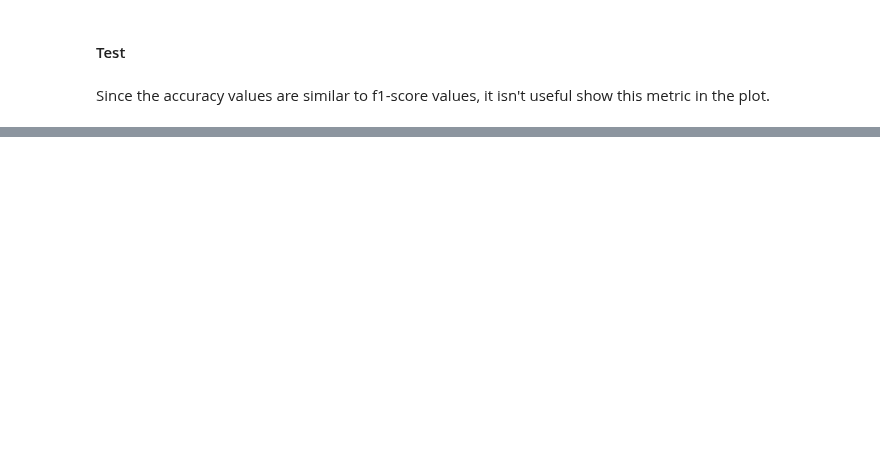
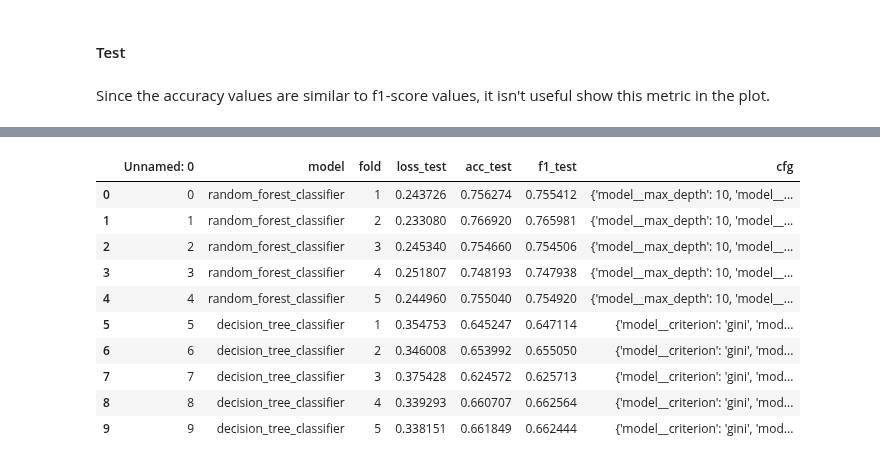
Before and after one commit to prushh/movie-lens-mlp, a Jupyter notebook: notebooks/3.0-performance-analysis.ipynb, the cells around one changed output, grey strips where cells are left out. Drawn from its saved outputs; the diff is of its cells as text; code cells hidden in the pictures; blank space fills up the shorter version.

```diff
--- a/notebooks/3.0-performance-analysis.ipynb
+++ b/notebooks/3.0-performance-analysis.ipynb
@@ -228,0 +219,15 @@ barplot_multiple_columns(groups=['F1 score ', 'Loss (lower is better)'],
+# %%
+df_tmp = pd.read_csv(os.path.join(RESULTS_FOLDER, 'out_tree_based.csv'))
+df_tmp
+# %% [output]
+|  | Unnamed: 0 | model | fold | loss_test | acc_test | f1_test | cfg |
+| 0 | 0 | random_forest_classifier | 1 | 0.243726 | 0.756274 | 0.755412 | {'model__max_depth': 10, 'model__... |
+| 1 | 1 | random_forest_classifier | 2 | 0.233080 | 0.766920 | 0.765981 | {'model__max_depth': 10, 'model__... |
+| 2 | 2 | random_forest_classifier | 3 | 0.245340 | 0.754660 | 0.754506 | {'model__max_depth': 10, 'model__... |
+| 3 | 3 | random_forest_classifier | 4 | 0.251807 | 0.748193 | 0.747938 | {'model__max_depth': 10, 'model__... |
+| 4 | 4 | random_forest_classifier | 5 | 0.244960 | 0.755040 | 0.754920 | {'model__max_depth': 10, 'model__... |
+| 5 | 5 | decision_tree_classifier | 1 | 0.354753 | 0.645247 | 0.647114 | {'model__criterion': 'gini', 'mod... |
+| 6 | 6 | decision_tree_classifier | 2 | 0.346008 | 0.653992 | 0.655050 | {'model__criterion': 'gini', 'mod... |
+| 7 | 7 | decision_tree_classifier | 3 | 0.375428 | 0.624572 | 0.625713 | {'model__criterion': 'gini', 'mod... |
+| 8 | 8 | decision_tree_classifier | 4 | 0.339293 | 0.660707 | 0.662564 | {'model__criterion': 'gini', 'mod... |
+| 9 | 9 | decision_tree_classifier | 5 | 0.338151 | 0.661849 | 0.662444 | {'model__criterion': 'gini', 'mod... |
```
Also changed, not shown: parts of 8 cells of this notebook, 8 other files.
